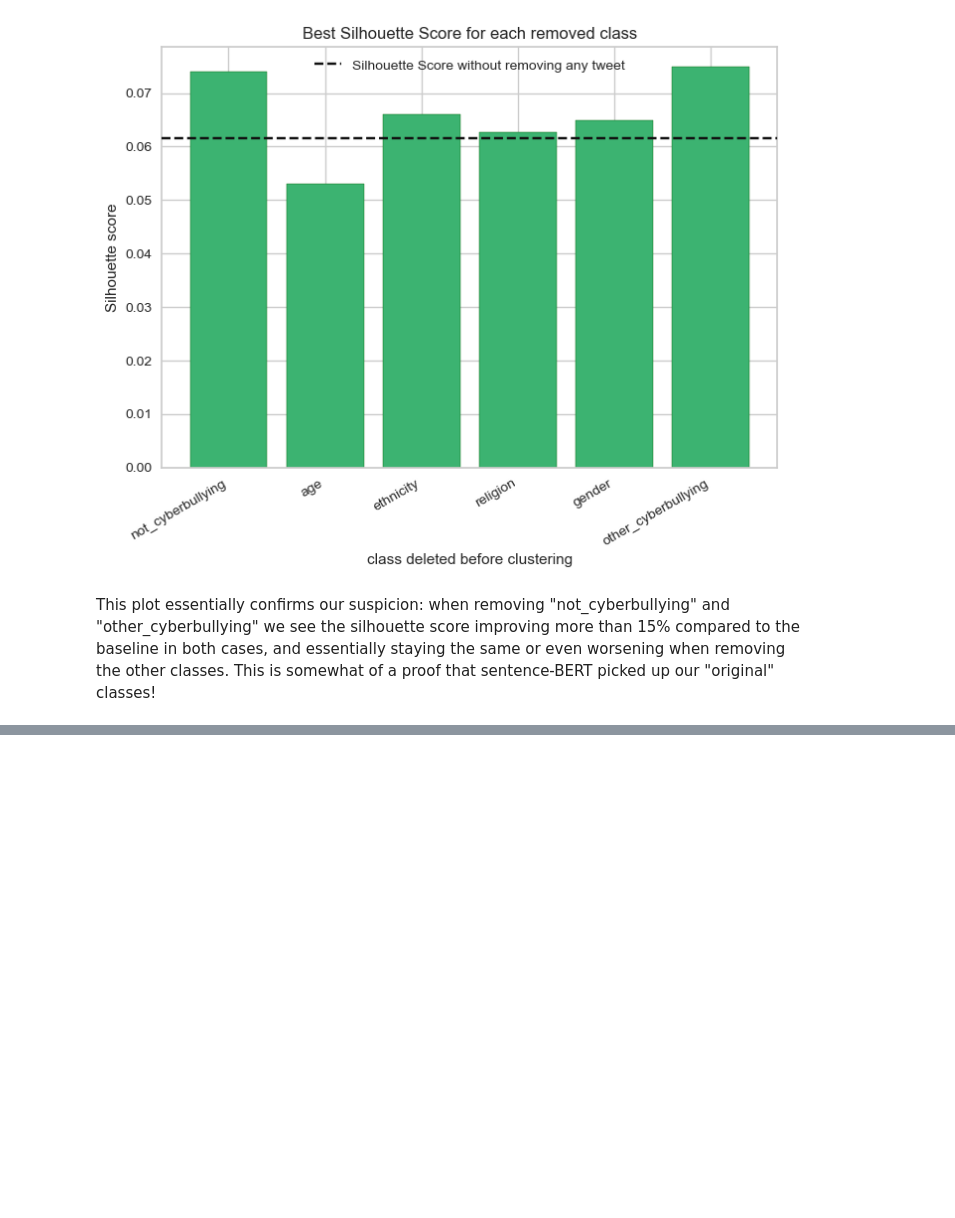
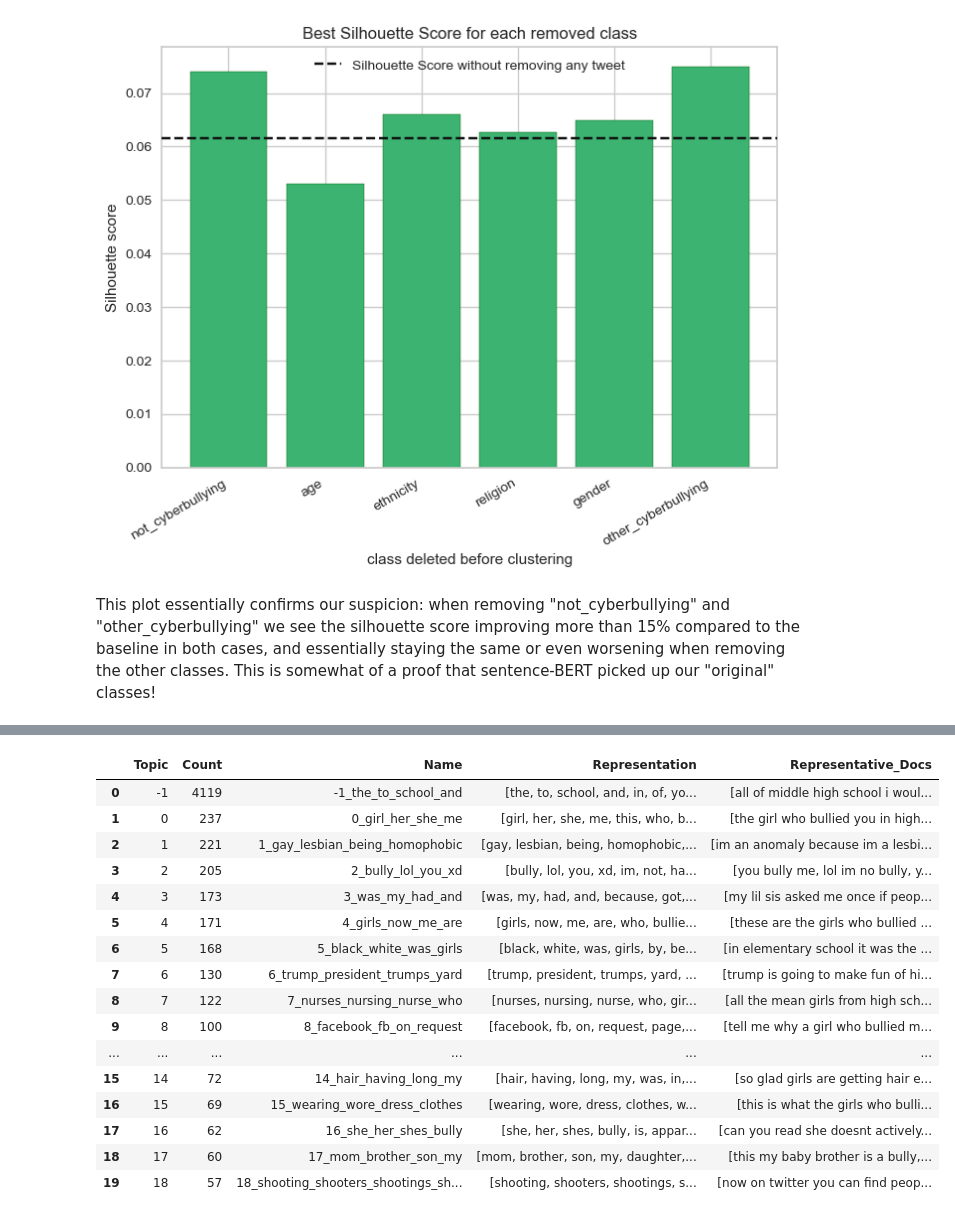
Before and after one commit to CarloArpini/TextMining-Search2025_proj, a Jupyter notebook: sBERT.ipynb, the cells around one changed output, grey strips where cells are left out. Saved outputs shown, nothing was run; the diff lists cells and outputs as text; code cells hidden in the pictures; blank space fills up the shorter version.

```diff
--- a/sBERT.ipynb
+++ b/sBERT.ipynb
@@ -405,0 +428,22 @@ This plot essentially confirms our suspicion: when removing "not_cyberbullying"
+# %%
+cluster_topics = {}
+
+for cluster_id in tweets['cluster'].unique():
+    # Filter tweets for the current cluster
+    cluster_tweets = tweets[tweets['cluster'] == cluster_id]['cleantext']
+
+    # Compute embeddings for the cluster's tweets
+    embeddings = model.encode(cluster_tweets.tolist(), show_progress_bar=True)
+
+    # Initialize BERTopic for topic modeling
+    topic_model = BERTopic()
+
+    # Fit the model to the cluster's tweets and embeddings
+    topics, probs = topic_model.fit_transform(cluster_tweets.tolist(), embeddings)
+
+    # Save the model and topics
+    cluster_topics[cluster_id] = {
+        "model": topic_model,
+        "topics": topics,
+        "probs": probs
+    }
@@ -405,0 +536,20 @@ This plot essentially confirms our suspicion: when removing "not_cyberbullying"
+# %%
+cluster_topics[0]['model'].get_topic_info().head(20) # not clear but compatible with "age" (school, bully, bullying, girl, high from high school, hair...)
+# %% [output]
+|  | Topic | Count | Name | Representation | Representative_Docs |
+| 0 | -1 | 4119 | -1_the_to_school_and | [the, to, school, and, in, of, yo... | [all of middle high school i woul... |
+| 1 | 0 | 237 | 0_girl_her_she_me | [girl, her, she, me, this, who, b... | [the girl who bullied you in high... |
+| 2 | 1 | 221 | 1_gay_lesbian_being_homophobic | [gay, lesbian, being, homophobic,... | [im an anomaly because im a lesbi... |
+| 3 | 2 | 205 | 2_bully_lol_you_xd | [bully, lol, you, xd, im, not, ha... | [you bully me, lol im no bully, y... |
+| 4 | 3 | 173 | 3_was_my_had_and | [was, my, had, and, because, got,... | [my lil sis asked me once if peop... |
+| 5 | 4 | 171 | 4_girls_now_me_are | [girls, now, me, are, who, bullie... | [these are the girls who bullied ... |
+| 6 | 5 | 168 | 5_black_white_was_girls | [black, white, was, girls, by, be... | [in elementary school it was the ... |
+| 7 | 6 | 130 | 6_trump_president_trumps_yard | [trump, president, trumps, yard, ... | [trump is going to make fun of hi... |
+| 8 | 7 | 122 | 7_nurses_nursing_nurse_who | [nurses, nursing, nurse, who, gir... | [all the mean girls from high sch... |
+| 9 | 8 | 100 | 8_facebook_fb_on_request | [facebook, fb, on, request, page,... | [tell me why a girl who bullied m... |
+| ... | ... | ... | ... | ... | ... |
+| 15 | 14 | 72 | 14_hair_having_long_my | [hair, having, long, my, was, in,... | [so glad girls are getting hair e... |
+| 16 | 15 | 69 | 15_wearing_wore_dress_clothes | [wearing, wore, dress, clothes, w... | [this is what the girls who bulli... |
+| 17 | 16 | 62 | 16_she_her_shes_bully | [she, her, shes, bully, is, appar... | [can you read she doesnt actively... |
+| 18 | 17 | 60 | 17_mom_brother_son_my | [mom, brother, son, my, daughter,... | [this my baby brother is a bully,... |
+| 19 | 18 | 57 | 18_shooting_shooters_shootings_sh... | [shooting, shooters, shootings, s... | [now on twitter you can find peop... |
```
Also changed, not shown: parts of 16 cells of this notebook, 2 other files.
